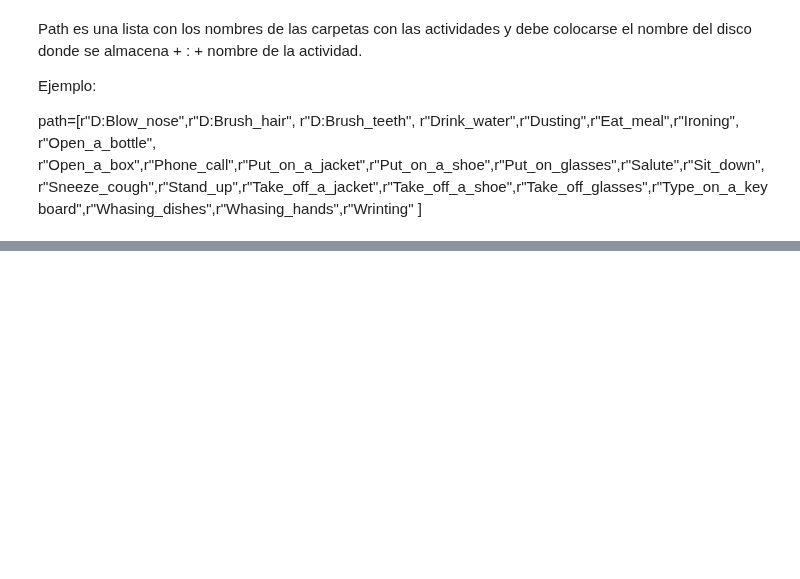
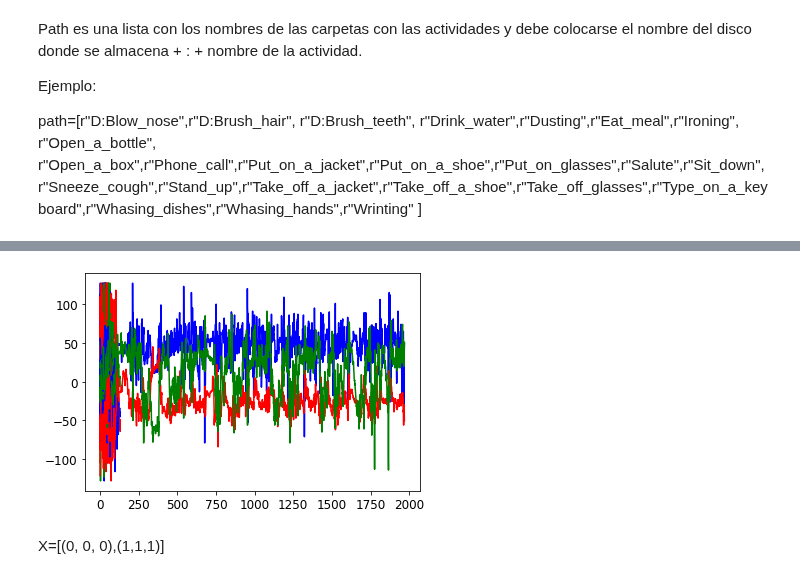
Before and after one commit to daritzateheran/AMDetection, a Jupyter notebook: DATA_PF/Prueba.ipynb, the cells around one changed output, grey strips where cells are left out. Cells and saved outputs as stored; diff of their text form; code cells hidden in the pictures; blank space fills up the shorter version.

```diff
--- a/DATA_PF/Prueba.ipynb
+++ b/DATA_PF/Prueba.ipynb
@@ -47,0 +87,23 @@ Este es el path C:\Users\HOME\AppData\Local\Programs\Python\Python310;C:\Program
+# %%
+path=os.getenv('PATH_')
+def path_(p):
+    os.chdir(path)
+    os.chdir(p)
+    file_extension = '.csv'
+    all_filenames = [i for i in glob.glob(f"*{file_extension}")]
+    for f in all_filenames:
+        temp = pd.read_csv(f, names=['x', 'y', 'z'])
+        axis = temp["x"].plot(subplots=True, color="b", fontsize = 12)
+        axis = temp["y"].plot(subplots=True, color="r", fontsize = 12)
+        axis = temp["z"].plot(subplots=True, color="g", fontsize = 12)
+        #axis.set_title(p)
+
+
+path_('D:Sit_down')
+# path_('D:Brush_hair')
+# path_('D:Phone_call')
+# path_('D:Salute')
+# %% [output]
+[figure, added]
+# %% [markdown]
+X=[(0, 0, 0),(1,1,1)]
```
Also changed, not shown: parts of 6 cells of this notebook, 1 other file.
